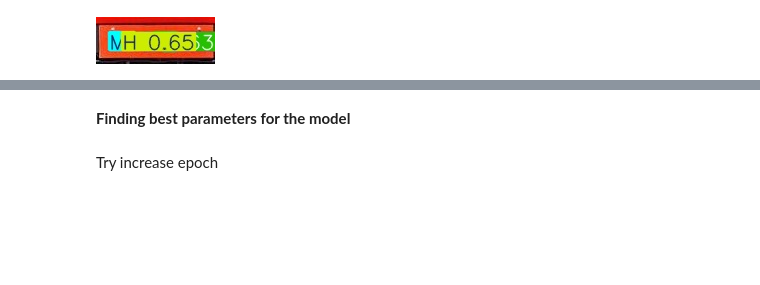
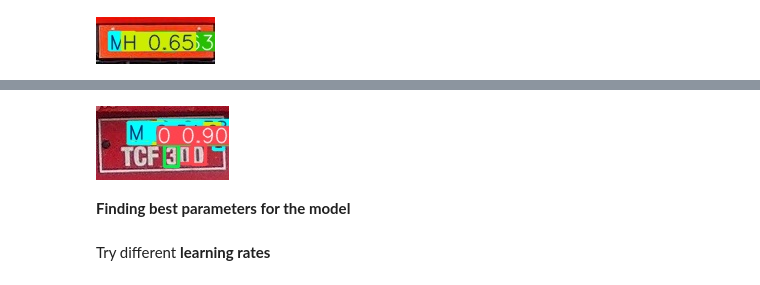
Before and after one commit to MichaelTj02/FinalProject_Group1, a Jupyter notebook: LicensePlate_YOLO.ipynb, the cells around one changed output, grey strips where cells are left out. Drawn from its saved outputs; the diff is of its cells as text; code cells hidden in the pictures; blank space fills up the shorter version.

```diff
--- a/LicensePlate_YOLO.ipynb
+++ b/LicensePlate_YOLO.ipynb
@@ -255,4 +284,12 @@ Image.open("C:/Users/mtj02/runs/detect/predict2/0000.jpg")
+# %%
+# Prediction 2
+%matplotlib inline
+from PIL import Image
+
+Image.open("C:/Users/mtj02/runs/detect/predict3/0203.jpg")
+# %% [output]
+[figure, added]
 # %% [markdown]
 **Finding best parameters for the model**
-# %% [markdown]
-Try increase epoch
+# %% [markdown]
+Try different **learning rates**
```
Also changed, not shown: parts of 7 cells of this notebook.
